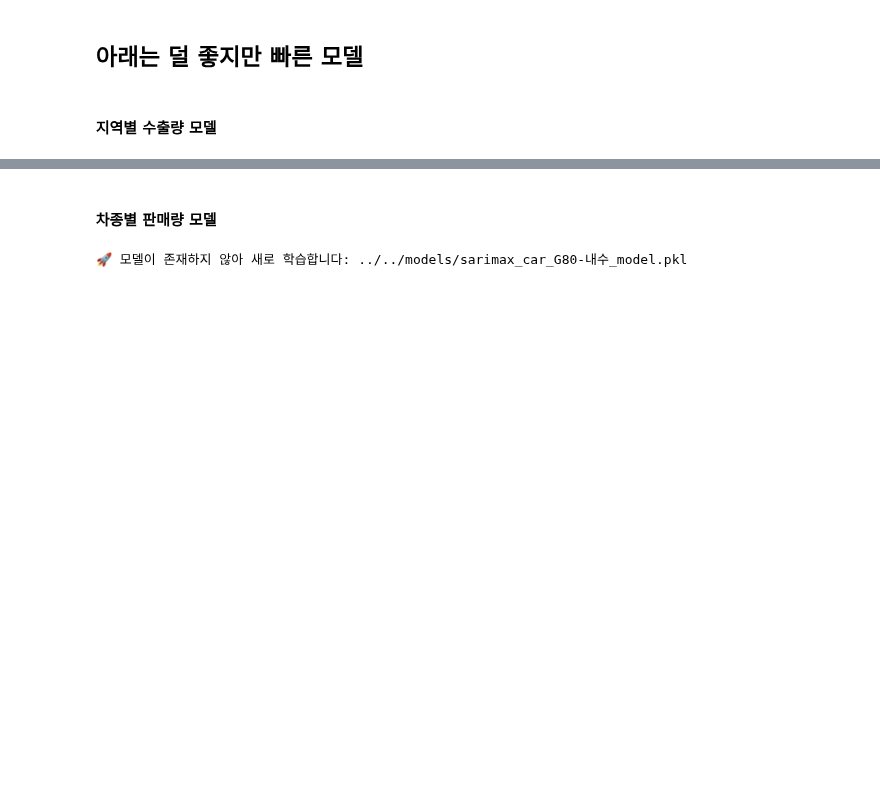
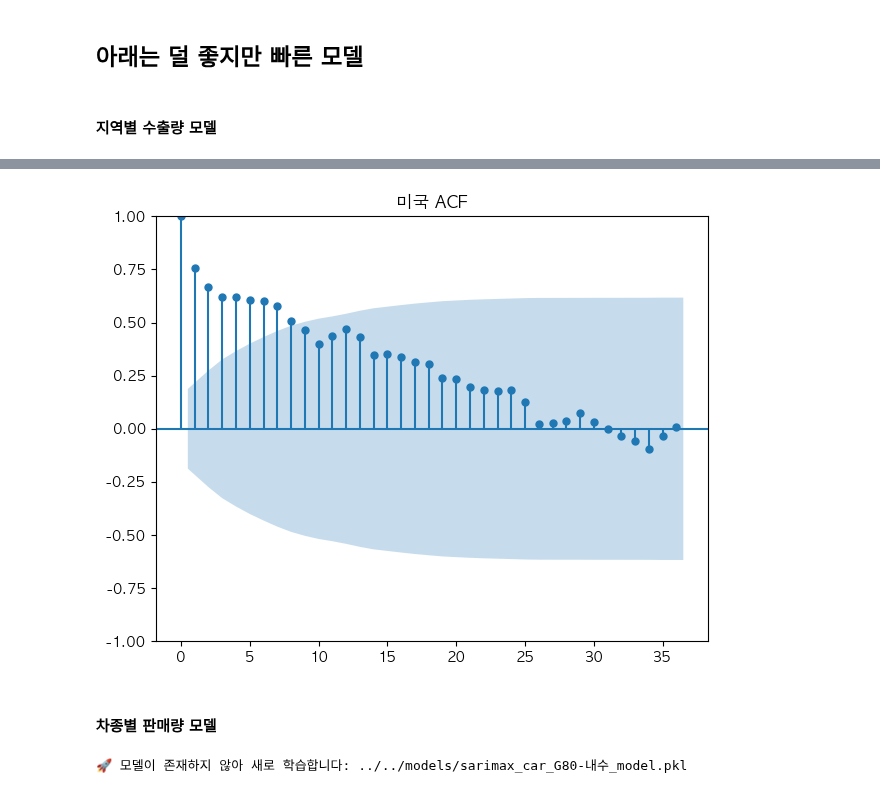
Before and after one commit to CodeWorks-hi/mini-project-2, a Jupyter notebook: jupyter_notebooks/모델_개발/retail_pred_model.ipynb, the cells around one changed output, grey strips where cells are left out. Drawn from its saved outputs; the diff is of its cells as text; code cells hidden in the pictures; blank space fills up the shorter version.

```diff
--- a/jupyter_notebooks/모델_개발/retail_pred_model.ipynb
+++ b/jupyter_notebooks/모델_개발/retail_pred_model.ipynb
@@ -656,3 +748,18 @@ else :
+# %%
+def plot_acf_pacf(series, lags=36, title_prefix=""):
+    series = series.dropna()
+    plt.figure(figsize=(12, 5))
+
+    plt.subplot(1, 2, 1)
+    plot_acf(series, lags=lags, ax=plt.gca())
+    plt.title(f"{title_prefix} ACF")
+
+    plt.tight_layout()
+    plt.show()
+
+plot_acf_pacf(series=region_series, title_prefix="미국")
+# %% [output]
+[figure, added]
 # %% [markdown]
 #### 차종별 판매량 모델
 # %%
```
Also changed, not shown: parts of 6 cells of this notebook, 6 other files.
